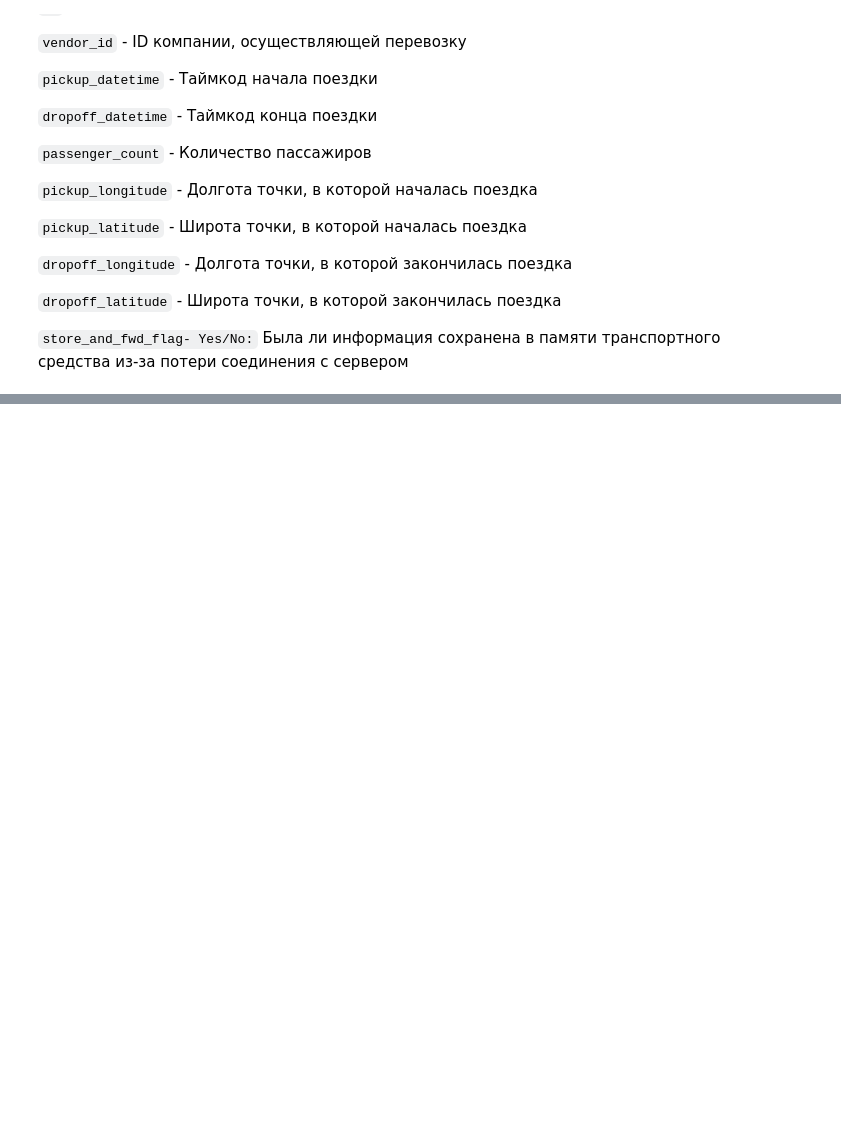
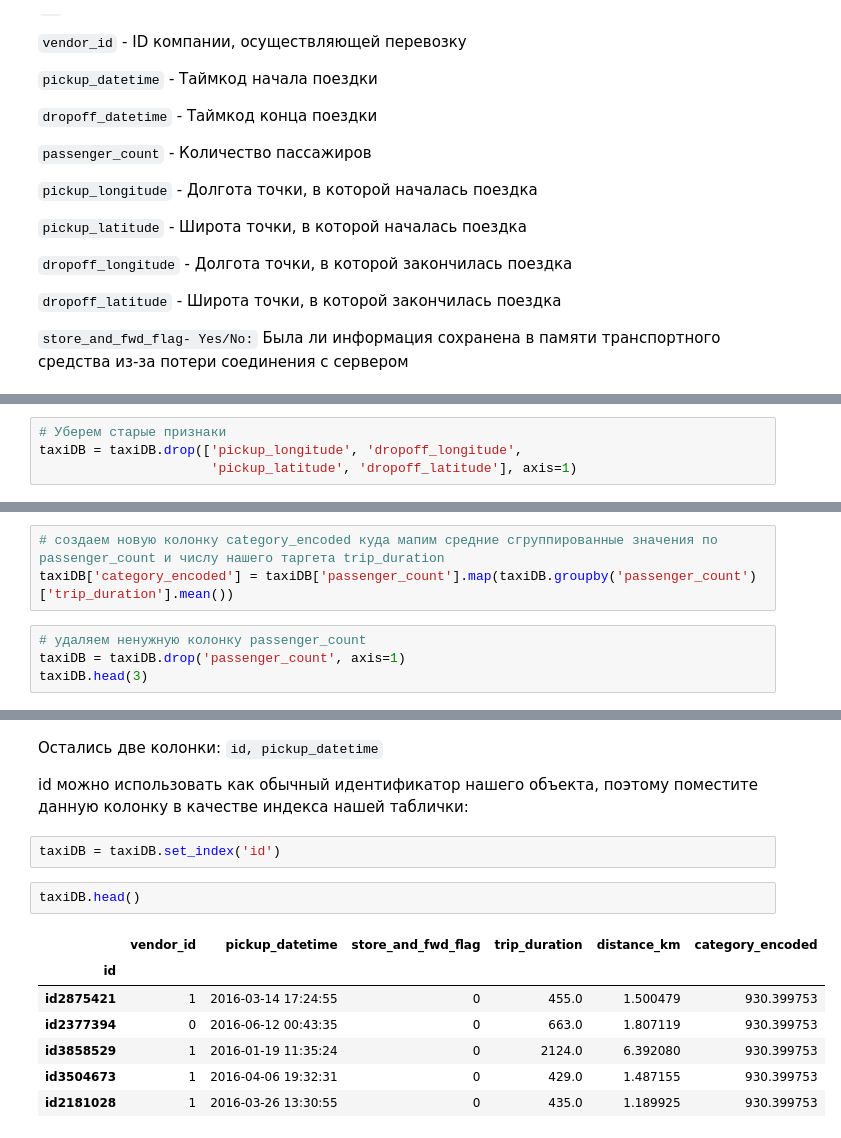
Before and after one commit to antonio-st/Start_ML, a Jupyter notebook: modul_2_Machine_Learning_and_Applications/01_Введение_в_МО_каким_оно_бывает_и_каковы_основные_компоненты/01_ML_homework/01_ML_homework.ipynb, the cells around one changed output, grey strips where cells are left out. Cells and saved outputs as stored; diff of their text form; blank space fills up the shorter version.

```diff
--- a/modul_2_Machine_Learning_and_Applications/01_Введение_в_МО_каким_оно_бывает_и_каковы_основные_компоненты/01_ML_homework/01_ML_homework.ipynb
+++ b/modul_2_Machine_Learning_and_Applications/01_Введение_в_МО_каким_оно_бывает_и_каковы_основные_компоненты/01_ML_homework/01_ML_homework.ipynb
@@ -61,0 +241,4 @@
+# %%
+# Уберем старые признаки
+taxiDB = taxiDB.drop(['pickup_longitude', 'dropoff_longitude',
+                      'pickup_latitude', 'dropoff_latitude'], axis=1)
@@ -61,0 +298,7 @@
+# %%
+# создаем новую колонку category_encoded куда мапим средние сгруппированные значения по passenger_count и числу нашего таргета trip_duration
+taxiDB['category_encoded'] = taxiDB['passenger_count'].map(taxiDB.groupby('passenger_count')['trip_duration'].mean())
+# %%
+# удаляем ненужную колонку passenger_count
+taxiDB = taxiDB.drop('passenger_count', axis=1)
+taxiDB.head(3)
@@ -61,0 +334,16 @@
+# %% [markdown]
+Остались две колонки: `id, pickup_datetime`
+
+id можно использовать как обычный идентификатор нашего объекта, поэтому поместите данную колонку в качестве индекса нашей таблички:
+# %%
+taxiDB = taxiDB.set_index('id')
+# %%
+taxiDB.head()
+# %% [output]
+|  | vendor_id | pickup_datetime | store_and_fwd_flag | trip_duration | distance_km | category_encoded |
+| id |  |  |  |  |  |  |
+| id2875421 | 1 | 2016-03-14 17:24:55 | 0 | 455.0 | 1.500479 | 930.399753 |
+| id2377394 | 0 | 2016-06-12 00:43:35 | 0 | 663.0 | 1.807119 | 930.399753 |
+| id3858529 | 1 | 2016-01-19 11:35:24 | 0 | 2124.0 | 6.392080 | 930.399753 |
+| id3504673 | 1 | 2016-04-06 19:32:31 | 0 | 429.0 | 1.487155 | 930.399753 |
+| id2181028 | 1 | 2016-03-26 13:30:55 | 0 | 435.0 | 1.189925 | 930.399753 |
```
Also changed, not shown: parts of 35 cells of this notebook, 2 other files.
